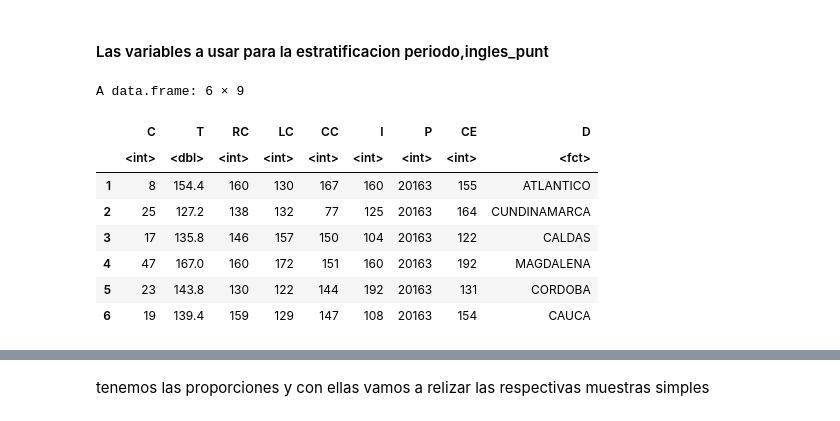
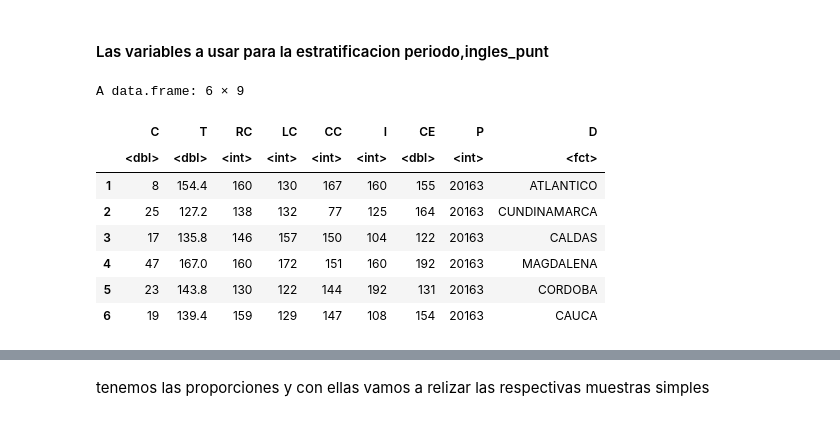
Before and after one commit to LotusZaheer/Trabajo_Muestreo-Interferencia, a Jupyter notebook: Muestreo-Interfererncia.ipynb, the cells around one changed output, grey strips where cells are left out. Saved outputs shown, nothing was run; the diff lists cells and outputs as text; code cells hidden in the pictures.

```diff
--- a/Muestreo-Interfererncia.ipynb
+++ b/Muestreo-Interfererncia.ipynb
@@ -115,0 +121,29 @@ PT<-data.frame(C=Datos$estu_cod_reside_depto,
+# %%
+#RELLENAMOS ESPACIOS
+R<-data.frame(C=Datos$estu_cod_reside_depto,
+                RC=Datos$raz_cuant_punt,
+                LC=Datos$lect_crit_punt,
+                CC=Datos$comp_ciud_punt,
+                I=Datos$ingles_punt,
+                CE=Datos$comu_escr_punt,
+                P=Datos$periodo,
+                D=Datos$estu_depto_reside)
+
+sum(is.na(R$C))
+#sum(is.na(P$RC))
+#sum(is.na(P$LC))
+#sum(is.na(P$CC))
+#sum(is.na(P$I))
+sum(is.na(R$CE))
+#sum(is.na(P$P))
+#sum(is.na(P$D))
+
+datoslimpios = na.omit(R)
+
+MCE = round(mean(datoslimpios$CE))
+MC = round(mean(datoslimpios$C))
+R$CE[is.na(R$CE)] = MCE
+R$C[is.na(R$C)] = MC
+
+sum(is.na(R$CE))
+sum(is.na(R$C))
@@ -116 +155,11 @@ PT<-data.frame(C=Datos$estu_cod_reside_depto,
+# %%
+PT<-data.frame(C=R$C,
+               T=(R$RC + R$LC + R$CC + R$I + R$CE)/5, # Global
+                RC=R$RC,
+                LC=R$LC,
+                CC=R$CC,
+                I=R$I,
+                CE=R$CE,
+                P=R$P,
+                D=R$D)
 # %%
@@ -242,13 +298,13 @@ PTE<-data.frame(C=Datos$estu_cod_reside_depto,
 # %%
-head(PTE)
+head(PT)
 # %% [output]
 A data.frame: 6 × 9
-|  | C | T | RC | LC | CC | I | P | CE | D |
-|  | <int> | <dbl> | <int> | <int> | <int> | <int> | <int> | <int> | <fct> |
-| 1 | 8 | 154.4 | 160 | 130 | 167 | 160 | 20163 | 155 | ATLANTICO |
-| 2 | 25 | 127.2 | 138 | 132 | 77 | 125 | 20163 | 164 | CUNDINAMARCA |
-| 3 | 17 | 135.8 | 146 | 157 | 150 | 104 | 20163 | 122 | CALDAS |
-| 4 | 47 | 167.0 | 160 | 172 | 151 | 160 | 20163 | 192 | MAGDALENA |
-| 5 | 23 | 143.8 | 130 | 122 | 144 | 192 | 20163 | 131 | CORDOBA |
-| 6 | 19 | 139.4 | 159 | 129 | 147 | 108 | 20163 | 154 | CAUCA |
+|  | C | T | RC | LC | CC | I | CE | P | D |
+|  | <dbl> | <dbl> | <int> | <int> | <int> | <int> | <dbl> | <int> | <fct> |
+| 1 | 8 | 154.4 | 160 | 130 | 167 | 160 | 155 | 20163 | ATLANTICO |
+| 2 | 25 | 127.2 | 138 | 132 | 77 | 125 | 164 | 20163 | CUNDINAMARCA |
+| 3 | 17 | 135.8 | 146 | 157 | 150 | 104 | 122 | 20163 | CALDAS |
+| 4 | 47 | 167.0 | 160 | 172 | 151 | 160 | 192 | 20163 | MAGDALENA |
+| 5 | 23 | 143.8 | 130 | 122 | 144 | 192 | 131 | 20163 | CORDOBA |
+| 6 | 19 | 139.4 | 159 | 129 | 147 | 108 | 154 | 20163 | CAUCA |
 # %%
```
Also changed, not shown: parts of 35 cells of this notebook.
